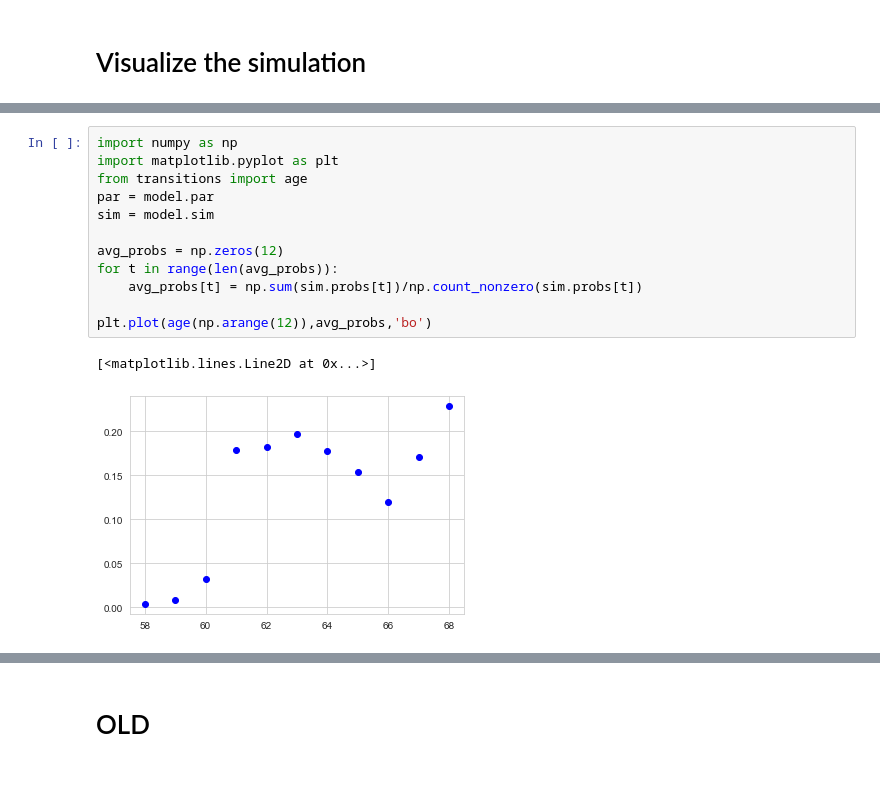
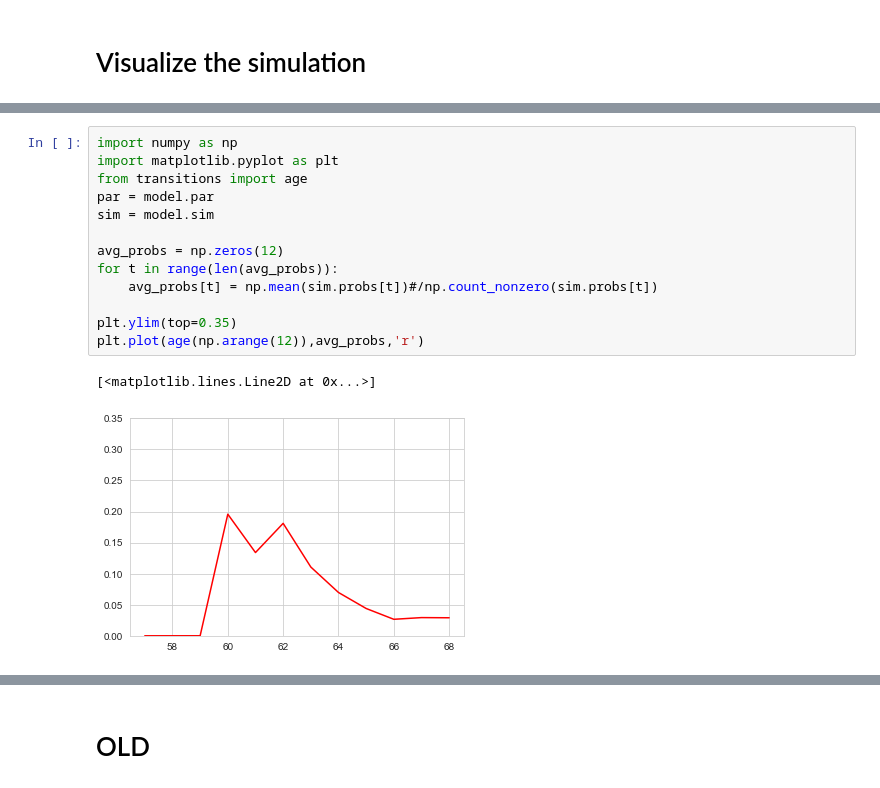
Before and after one commit to mathiassunesen/Speciale_retirement, a Jupyter notebook: Main/Frederik.ipynb, the cells around one changed output, grey strips where cells are left out. Drawn from its saved outputs; the diff is of its cells as text.

```diff
--- a/Main/Frederik.ipynb
+++ b/Main/Frederik.ipynb
@@ -64,15 +64,16 @@ figs.lifecycle(model,['d','alive'])
 # %%
 import numpy as np
 import matplotlib.pyplot as plt
 from transitions import age
 par = model.par
 sim = model.sim
 
 avg_probs = np.zeros(12)
 for t in range(len(avg_probs)):
-    avg_probs[t] = np.sum(sim.probs[t])/np.count_nonzero(sim.probs[t])
+    avg_probs[t] = np.mean(sim.probs[t])#/np.count_nonzero(sim.probs[t])
 
-plt.plot(age(np.arange(12)),avg_probs,'bo')
+plt.ylim(top=0.35)
+plt.plot(age(np.arange(12)),avg_probs,'r')
 # %% [output]
 [<matplotlib.lines.Line2D at 0x...>]
-[figure, old version]
+[figure, new version]
```
Also changed, not shown: parts of 7 cells of this notebook, 6 other files.
